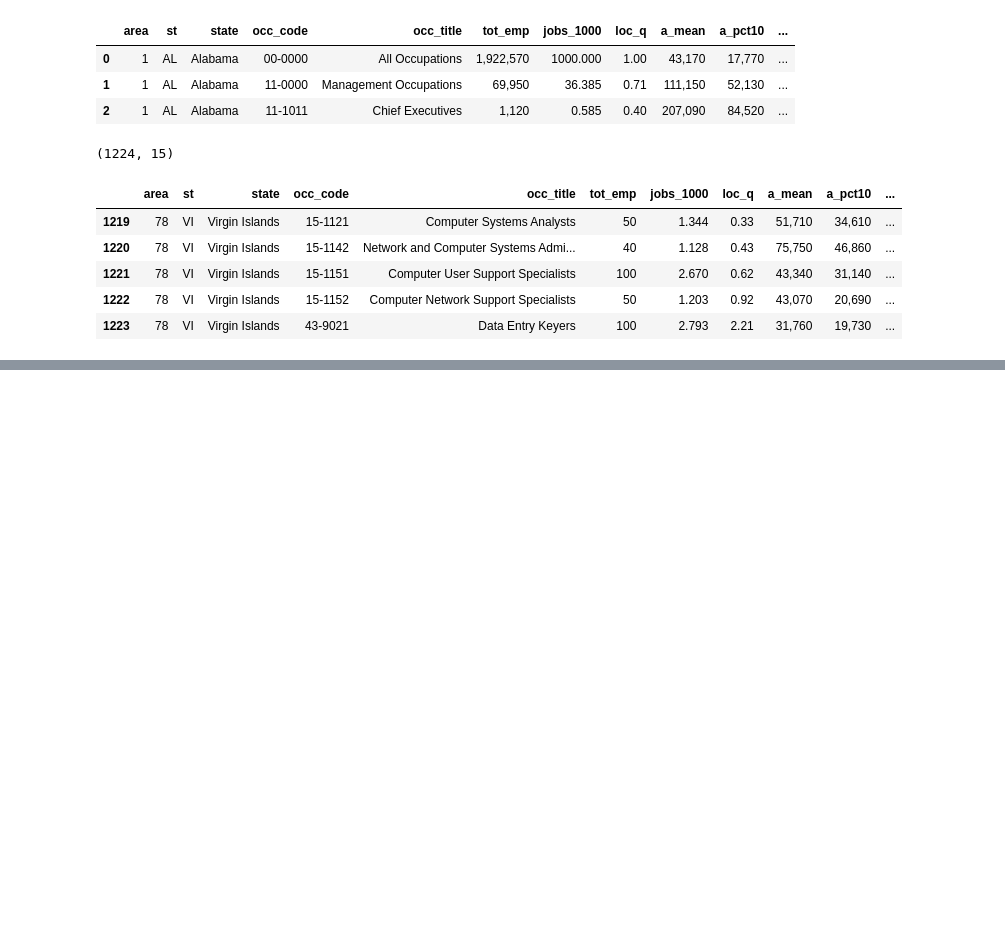
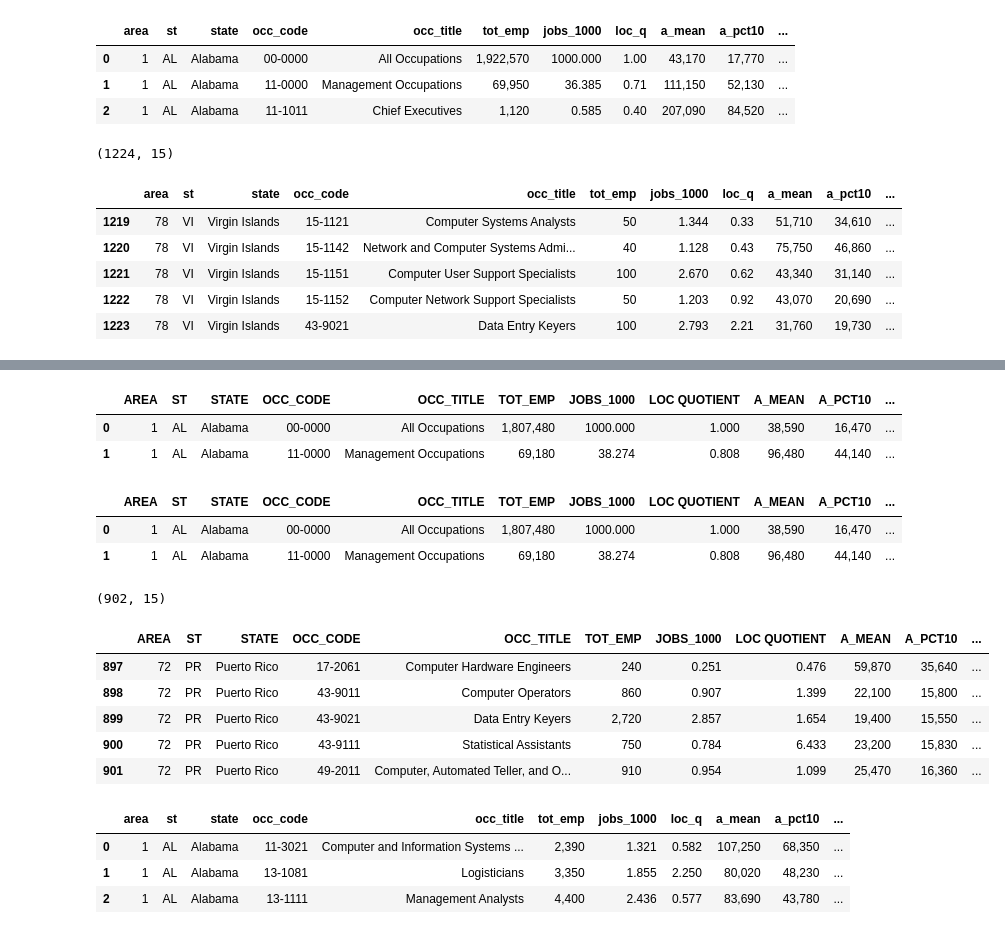
Before and after one commit to mkblake/tech-hubs-brain-drain, a Jupyter notebook: notebooks/cleaning_STATE_OEWS.ipynb, the cells around one changed output, grey strips where cells are left out. Cells and saved outputs as stored; diff of their text form; code cells hidden in the pictures; blank space fills up the shorter version.

```diff
--- a/notebooks/cleaning_STATE_OEWS.ipynb
+++ b/notebooks/cleaning_STATE_OEWS.ipynb
@@ -69,0 +78,3 @@ st2017.tail()
+# %%
+st2010 = pd.read_csv('../data/OEWS/2010state_M_dl.csv')
+st2010.head(3)
@@ -69,0 +87,46 @@ st2017.tail()
+# %%
+st2010 = st2010[['AREA', 'ST', 'STATE','OCC_CODE', 'OCC_TITLE', 'TOT_EMP', 'JOBS_1000', 'LOC QUOTIENT', 'A_MEAN',
+                         'A_PCT10', 'A_PCT25', 'A_MEDIAN', 'A_PCT75', 'A_PCT90']]
+st2010.loc[:, 'year'] = 2010
+st2010.head(2)
+# %% [output]
+|  | AREA | ST | STATE | OCC_CODE | OCC_TITLE | TOT_EMP | JOBS_1000 | LOC QUOTIENT | A_MEAN | A_PCT10 | ... |
+| 0 | 1 | AL | Alabama | 00-0000 | All Occupations | 1,807,480 | 1000.000 | 1.000 | 38,590 | 16,470 | ... |
+| 1 | 1 | AL | Alabama | 11-0000 | Management Occupations | 69,180 | 38.274 | 0.808 | 96,480 | 44,140 | ... |
+# %%
+bad1 = ['*', '**', '#']
+good1 = [0, 0, 145601]
+st2010 = st2010.replace(to_replace=bad1, value=good1)
+st2010.head(2)
+# %% [output]
+|  | AREA | ST | STATE | OCC_CODE | OCC_TITLE | TOT_EMP | JOBS_1000 | LOC QUOTIENT | A_MEAN | A_PCT10 | ... |
+| 0 | 1 | AL | Alabama | 00-0000 | All Occupations | 1,807,480 | 1000.000 | 1.000 | 38,590 | 16,470 | ... |
+| 1 | 1 | AL | Alabama | 11-0000 | Management Occupations | 69,180 | 38.274 | 0.808 | 96,480 | 44,140 | ... |
+# %%
+occ_codes_2010 = ['11-3021', '13-1081', '13-1111', '13-1161', '15-1111', '15-1121', '15-1122', '15-1131', '15-1132', '15-1133',
+                '15-1134', '15-1141', '15-1142', '15-1143', '15-1151', '15-1152', '15-1199', '15-2031', '15-2041', '17-2061',
+                '43-9011', '43-9021', '43-9111', '49-2011']
+st2010 = st2010.loc[st2010.OCC_CODE.isin(occ_codes_2010)].reset_index(drop=True)
+st2010 = st2010.loc[~st2010.STATE.isin(['Guam', 'Virgin Islands'])].reset_index(drop=True)
+print(st2010.shape)
+st2010.tail()
+# %% [output]
+(902, 15)
+|  | AREA | ST | STATE | OCC_CODE | OCC_TITLE | TOT_EMP | JOBS_1000 | LOC QUOTIENT | A_MEAN | A_PCT10 | ... |
+| 897 | 72 | PR | Puerto Rico | 17-2061 | Computer Hardware Engineers | 240 | 0.251 | 0.476 | 59,870 | 35,640 | ... |
+| 898 | 72 | PR | Puerto Rico | 43-9011 | Computer Operators | 860 | 0.907 | 1.399 | 22,100 | 15,800 | ... |
+| 899 | 72 | PR | Puerto Rico | 43-9021 | Data Entry Keyers | 2,720 | 2.857 | 1.654 | 19,400 | 15,550 | ... |
+| 900 | 72 | PR | Puerto Rico | 43-9111 | Statistical Assistants | 750 | 0.784 | 6.433 | 23,200 | 15,830 | ... |
+| 901 | 72 | PR | Puerto Rico | 49-2011 | Computer, Automated Teller, and O... | 910 | 0.954 | 1.099 | 25,470 | 16,360 | ... |
+# %%
+col2010 = pd.Series(['AREA', 'ST', 'STATE','OCC_CODE', 'OCC_TITLE', 'TOT_EMP', 'JOBS_1000', 'LOC QUOTIENT', 'A_MEAN',
+                         'A_PCT10', 'A_PCT25', 'A_MEDIAN', 'A_PCT75', 'A_PCT90', 'year'])
+lowcol2010 = col2010.str.lower()
+st2010.columns = lowcol2010
+st2010 = st2010.rename(columns= {'loc quotient': 'loc_q'})
+st2010.head(3)
+# %% [output]
+|  | area | st | state | occ_code | occ_title | tot_emp | jobs_1000 | loc_q | a_mean | a_pct10 | ... |
+| 0 | 1 | AL | Alabama | 11-3021 | Computer and Information Systems ... | 2,390 | 1.321 | 0.582 | 107,250 | 68,350 | ... |
+| 1 | 1 | AL | Alabama | 13-1081 | Logisticians | 3,350 | 1.855 | 2.250 | 80,020 | 48,230 | ... |
+| 2 | 1 | AL | Alabama | 13-1111 | Management Analysts | 4,400 | 2.436 | 0.577 | 83,690 | 43,780 | ... |
```
Also changed, not shown: parts of 7 cells of this notebook.
